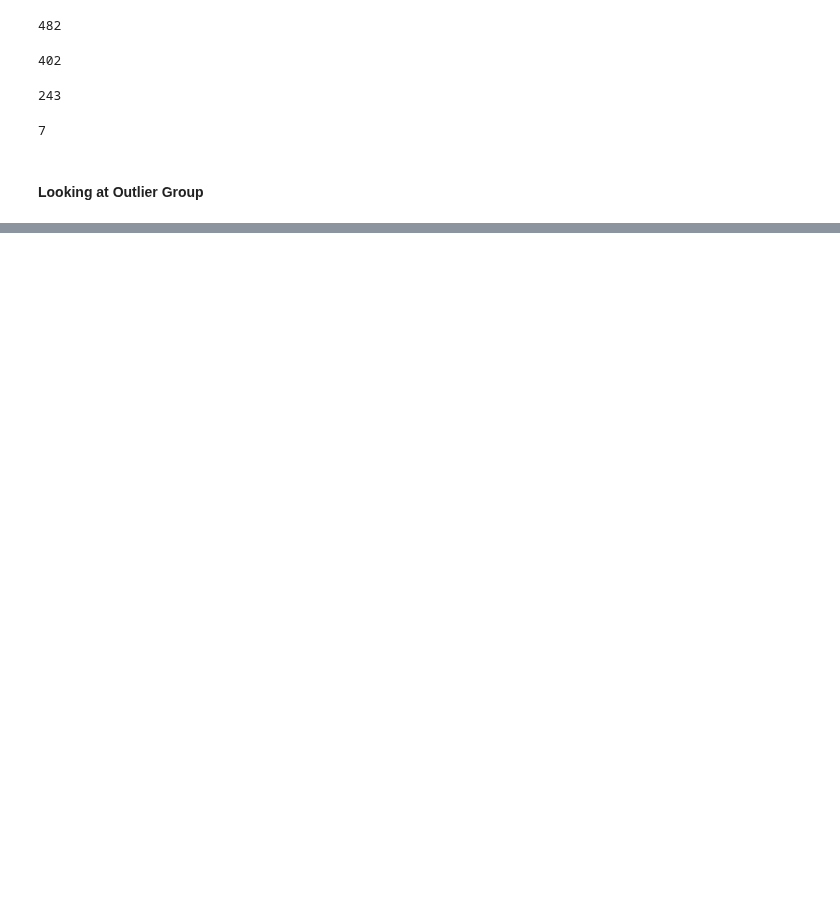
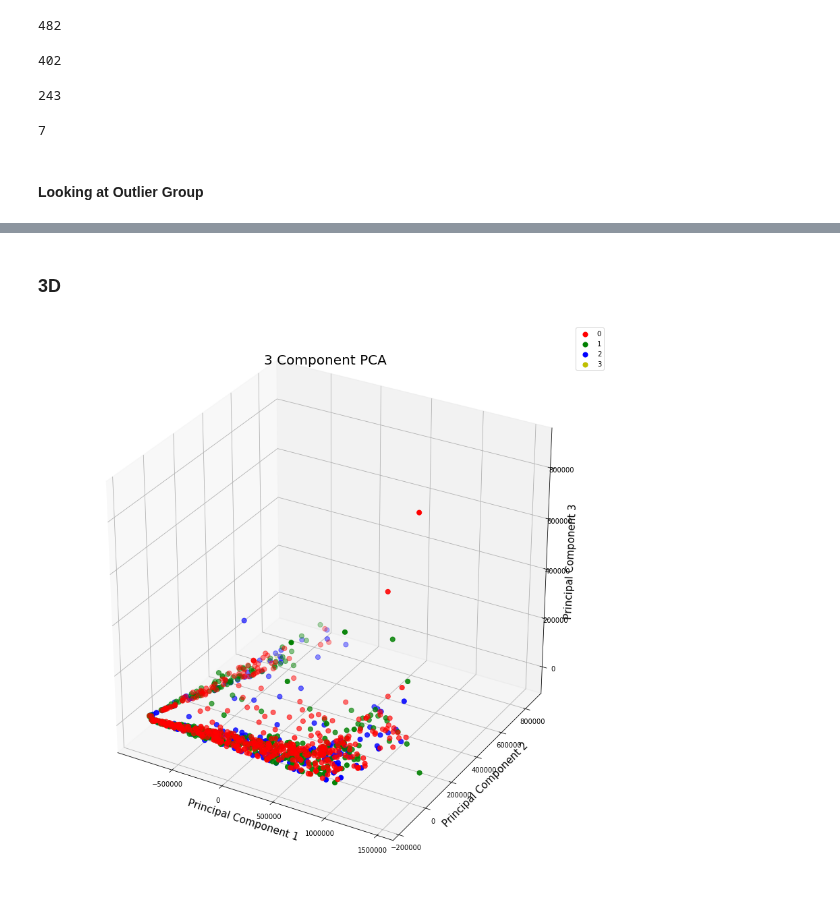
Before and after one commit to danielsb407/SyntheaMLTest, a Jupyter notebook: Sythnea_test/hierachical_Synthea.ipynb, the cells around one changed output, grey strips where cells are left out. Cells and saved outputs as stored; diff of their text form; code cells hidden in the pictures; blank space fills up the shorter version.

```diff
--- a/Sythnea_test/hierachical_Synthea.ipynb
+++ b/Sythnea_test/hierachical_Synthea.ipynb
@@ -218,0 +269,24 @@ temp3.head(7)
+# %% [markdown]
+### 3D
+# %%
+fig = plt.figure(figsize = (15,15))
+ax = fig.add_subplot(111,projection='3d')
+ax.set_xlabel('Principal Component 1', fontsize = 15)
+ax.set_ylabel('Principal Component 2', fontsize = 15)
+ax.set_zlabel('Principal Component 3', fontsize = 15)
+ax.set_title('3 Component PCA', fontsize = 20)
+
+
+targets = [0,1,2,3]
+colors = ['r', 'g', 'b','y']
+for target, color in zip(targets,colors):
+    indicesToKeep = finalDF['cluster_group'] == target
+    ax.scatter(finalDF.loc[indicesToKeep, 'Principal Component 1']
+               , finalDF.loc[indicesToKeep, 'Principal Component 2']
+               , finalDF.loc[indicesToKeep, 'Principal Component 3']
+               , c = color
+               , s = 50)
+ax.legend(targets)
+ax.grid()
+# %% [output]
+[figure, added]
```
Also changed, not shown: parts of 8 cells of this notebook.
